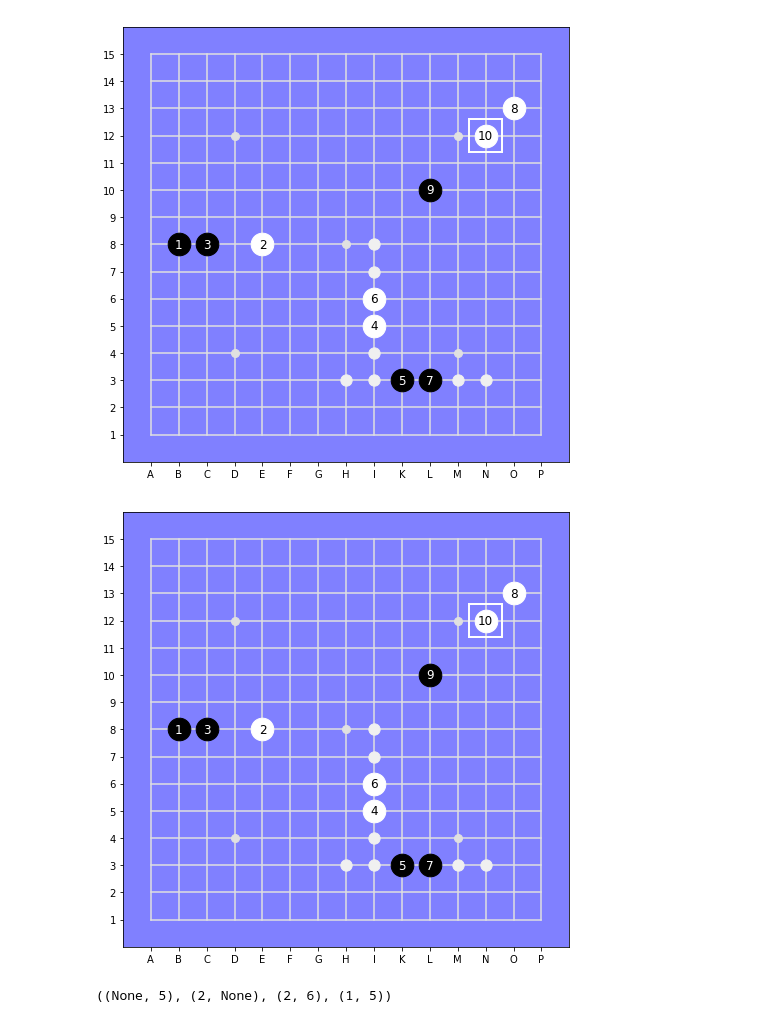
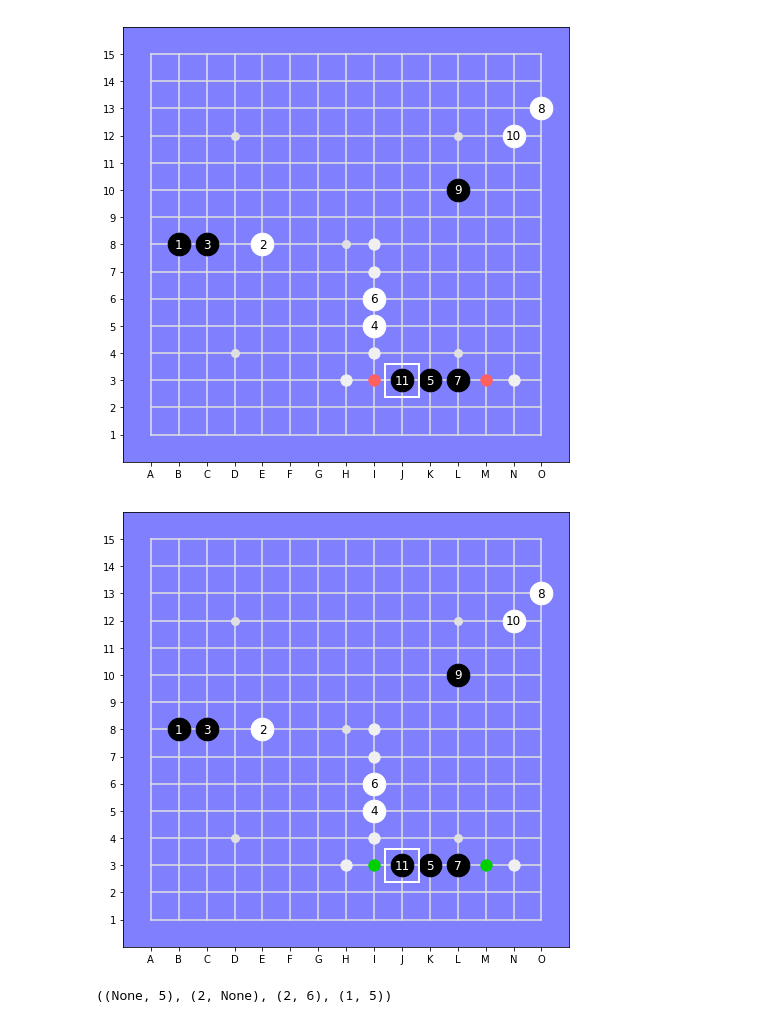
Before and after one commit to Project-Ellie/tutorials, a Jupyter notebook: other_stuff/DeepGomoku/EdgeCases.ipynb, the cells around one changed output. Saved outputs shown, nothing was run; the diff lists cells and outputs as text; code cells hidden in the pictures.

```diff
--- a/other_stuff/DeepGomoku/EdgeCases.ipynb
+++ b/other_stuff/DeepGomoku/EdgeCases.ipynb
@@ -10,22 +10,22 @@ from GomokuBoard import GomokuBoard
 from FastGomokuBoard import FastGomokuBoard
 from HeuristicScore import HeuristicScore
 # %%
-A,B,C,D,E,F,G,H,I,K,L,M,N,O,P,Q,R,S,T,U = \
-    1,2,3,4,5,6,7,8,9,10,11,12,13,14,15,16,17,18,19,20
+A,B,C,D,E,F,G,H,I,J,K,L,M,N,O,P,Q,R,S,T,U = \
+    1,2,3,4,5,6,7,8,9,10,11,12,13,14,15,16,17,18,19,20,21
 # %%
 board=GomokuBoard(15, 8)
 board.set(B,8).set(E,8).set(C,8)
 board.set(I,5).set(K,3).set(I,6).set(L,3)
-board.set(O,13).set(L, 10).set(N,12)
+board.set(O,13).set(L, 10).set(N,12).set(J,3)
 board.display(score=1)
 # %% [output]
-[figure, old version]
+[figure, new version]
 # %%
 fboard=FastGomokuBoard(15, 8)
 fboard.set(B,8).set(E,8).set(C,8)
 fboard.set(I,5).set(K,3).set(I,6).set(L,3)
-fboard.set(O,13).set(L, 10).set(N,12).display(score=0)
+fboard.set(O,13).set(L, 10).set(N,12).set(J,3).display(score=0)
 # %% [output]
-[figure, old version]
+[figure, new version]
 # %%
 b=board
```
Also changed, not shown: parts of 1 cell of this notebook, 11 other files.
